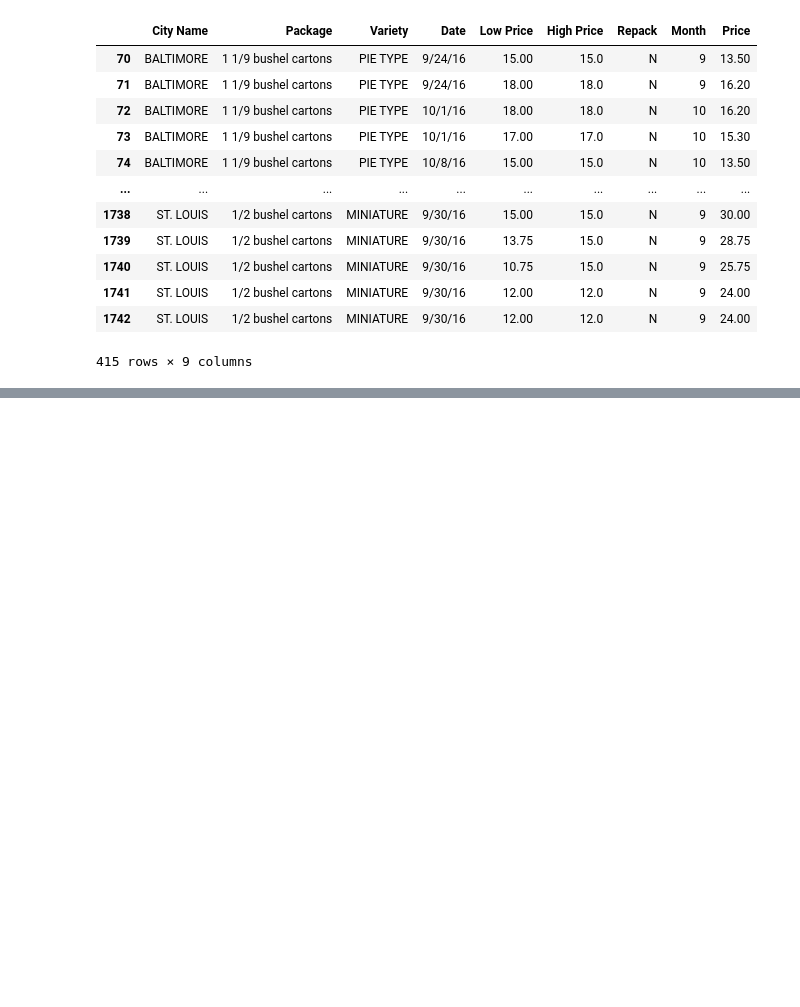
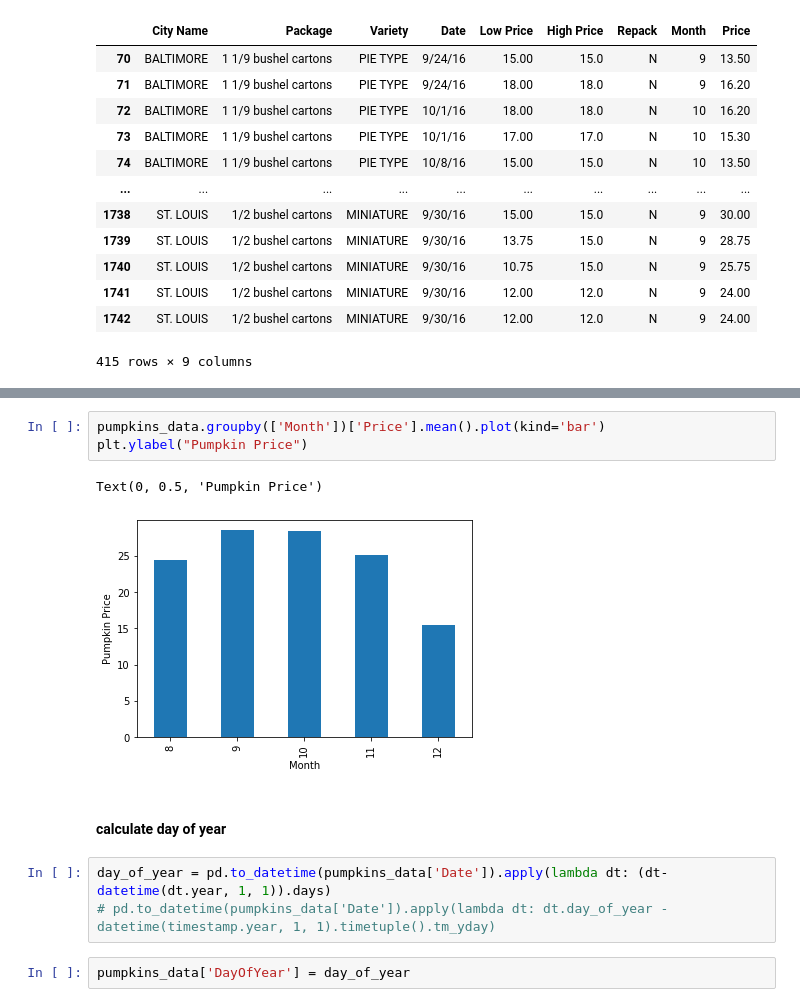
Before and after one commit to khqnn/machine-learning, a Jupyter notebook: regression/us pumpkins.ipynb, the cells around one changed output, grey strips where cells are left out. Saved outputs shown, nothing was run; the diff lists cells and outputs as text; blank space fills up the shorter version.

```diff
--- a/regression/us pumpkins.ipynb
+++ b/regression/us pumpkins.ipynb
@@ -127,0 +135,13 @@ pumpkins_data
+# %%
+pumpkins_data.groupby(['Month'])['Price'].mean().plot(kind='bar')
+plt.ylabel("Pumpkin Price")
+# %% [output]
+Text(0, 0.5, 'Pumpkin Price')
+[figure, added]
+# %% [markdown]
+#### calculate day of year
+# %%
+day_of_year = pd.to_datetime(pumpkins_data['Date']).apply(lambda dt: (dt-datetime(dt.year, 1, 1)).days)
+# pd.to_datetime(pumpkins_data['Date']).apply(lambda dt: dt.day_of_year - datetime(timestamp.year, 1, 1).timetuple().tm_yday)
+# %%
+pumpkins_data['DayOfYear'] = day_of_year
```
Also changed, not shown: parts of 26 cells of this notebook, 1 other file.
